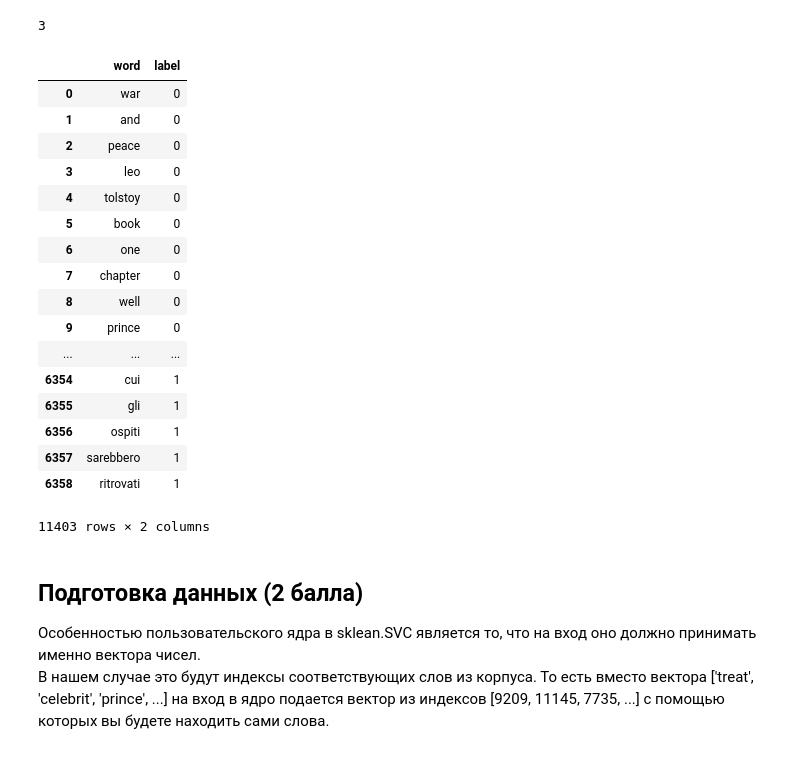
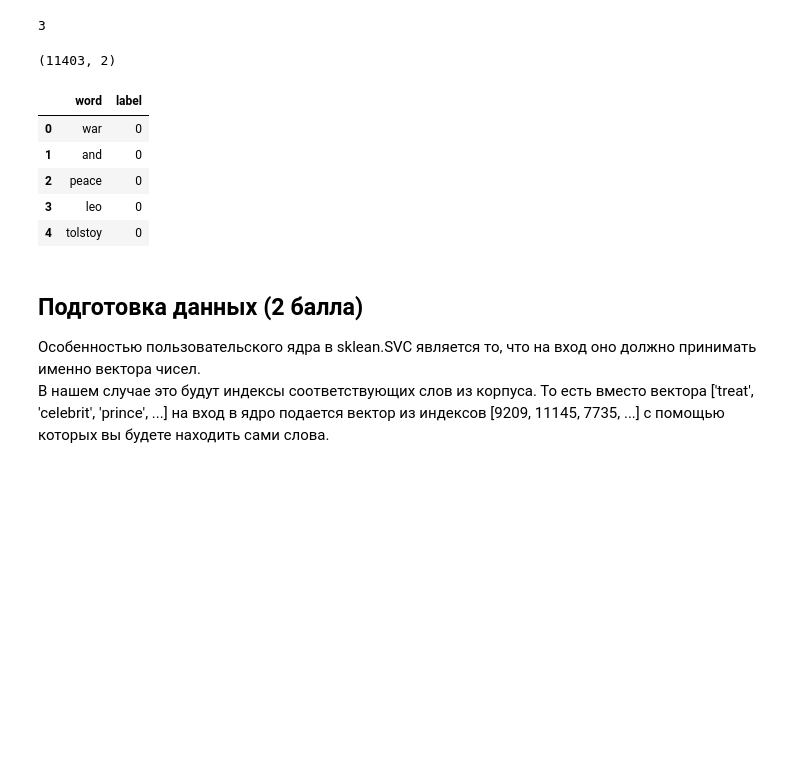
Before and after one commit to krabye/hw_mail, a Jupyter notebook: hw5-svm-efimov.ipynb, the cells around one changed output. Saved outputs shown, nothing was run; the diff lists cells and outputs as text; code cells hidden in the pictures; blank space fills up the shorter version.

```diff
--- a/hw5-svm-efimov.ipynb
+++ b/hw5-svm-efimov.ipynb
@@ -337,28 +337,20 @@ df_es = pd.read_csv("./data/war_and_peace_es.txt", names=['word'])
 df_es['label'] = pd.Series(data=np.ones(len(df_es), dtype=int))
 
 df = pd.concat([df_en, df_es])
+# %%
+df.shape
+# %% [output]
+(11403, 2)
 # %%
 # like this
-df
+df.head()
 # %% [output]
 |  | word | label |
 | 0 | war | 0 |
 | 1 | and | 0 |
 | 2 | peace | 0 |
 | 3 | leo | 0 |
 | 4 | tolstoy | 0 |
-| 5 | book | 0 |
-| 6 | one | 0 |
-| 7 | chapter | 0 |
-| 8 | well | 0 |
-| 9 | prince | 0 |
-| ... | ... | ... |
-| 6354 | cui | 1 |
-| 6355 | gli | 1 |
-| 6356 | ospiti | 1 |
-| 6357 | sarebbero | 1 |
-| 6358 | ritrovati | 1 |
-11403 rows × 2 columns
 # %% [markdown]
 ## Подготовка данных (2 балла)
 
```
